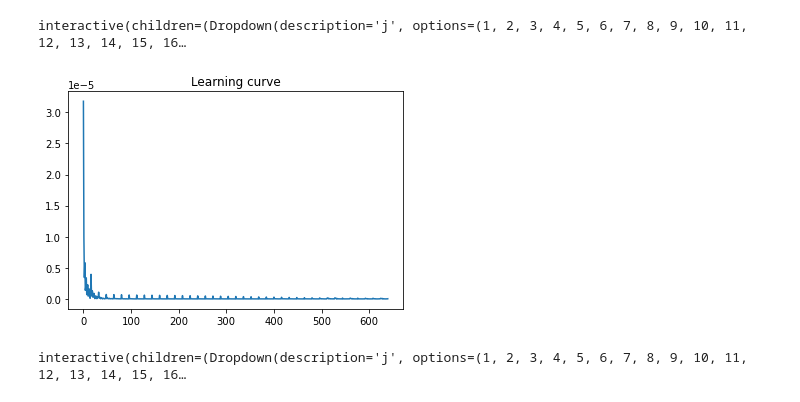
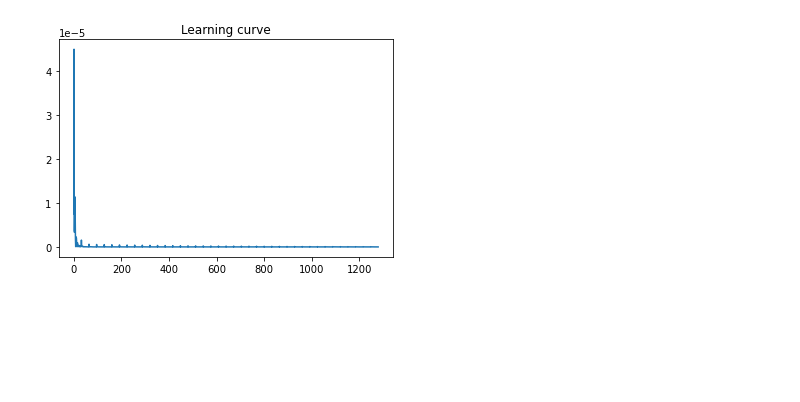
Before and after one commit to kulkarnisp/data-driven-discretisation, a Jupyter notebook: examples/rDataDrivenPDE-II.ipynb, the cells around one changed output. Saved outputs shown, nothing was run; the diff lists cells and outputs as text; code cells hidden in the pictures; blank space fills up the shorter version.

Commit message:
trainer assembly

```diff
--- a/examples/rDataDrivenPDE-II.ipynb
+++ b/examples/rDataDrivenPDE-II.ipynb
@@ -35,13 +26,7 @@ intj = runner.run(sim_details,enet)
-# %%
-intj
-# %% [output]
-interactive(children=(Dropdown(description='j', options=(1, 2, 3, 4, 5, 6, 7, 8, 9, 10, 11, 12, 13, 14, 15, 16…
-# %%
-sim_details = Simulation(vanler_data[::2])
-anet,loss_arr = runner.fit(sim_details)
-
-enet = anet.eval()
-runner.run(sim_details,enet)
-# %% [output]
-[figure, removed]
-interactive(children=(Dropdown(description='j', options=(1, 2, 3, 4, 5, 6, 7, 8, 9, 10, 11, 12, 13, 14, 15, 16…
+# %%
+sim_dat = vanler_data
+tata = Trainer(sim_dat)
+# %%
+tata.fit()
+# %% [output]
+[figure, added]
```
Also changed, not shown: parts of 4 cells of this notebook, 1 other file.
